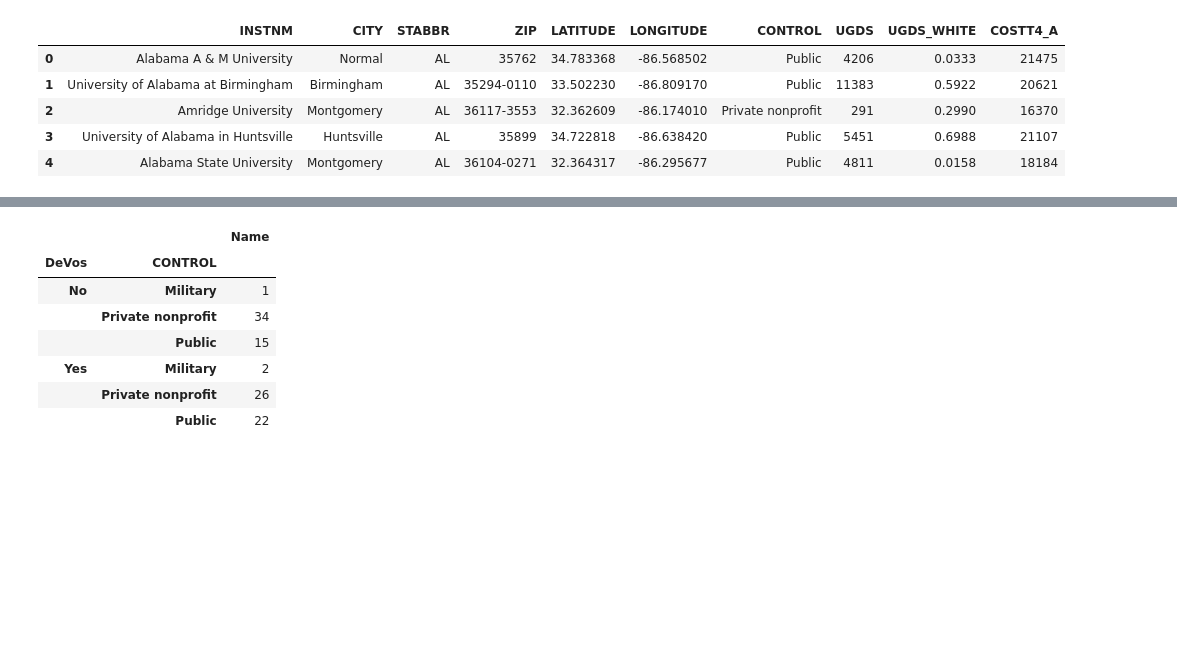
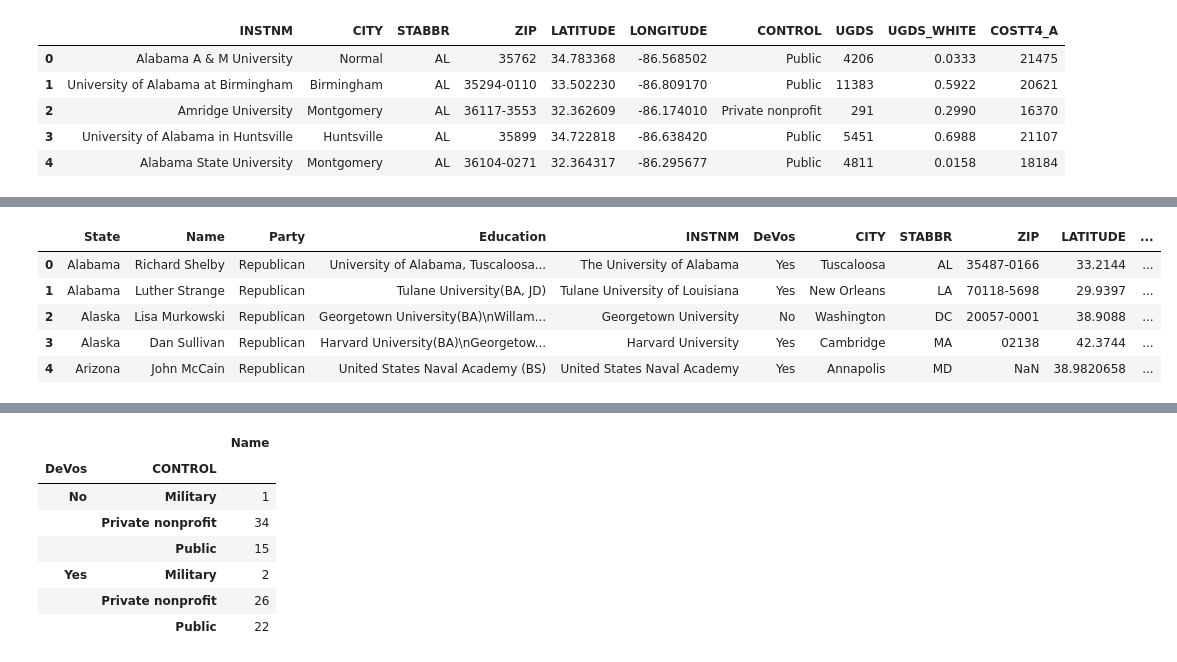
Before and after one commit to jmahabal/congress-public-school, a Jupyter notebook: Dataset Generator.ipynb, the cells around one changed output, grey strips where cells are left out. Cells and saved outputs as stored; diff of their text form; code cells hidden in the pictures; blank space fills up the shorter version.

```diff
--- a/Dataset Generator.ipynb
+++ b/Dataset Generator.ipynb
@@ -170,0 +198,26 @@ senator_univs.head()
+# %%
+def count_INSTNM(school):
+    schools = [school for school in school.split("\n")]
+    templist = []
+    for attended in schools:
+        attended = attended[attended.find("(")+1:attended.find(")")]
+#         print attended
+        if ";" in attended:
+            templist.extend(attended.split(";"))
+        elif "," in attended:
+            templist.extend(attended.split(","))
+        else:
+            templist.append(attended)
+    templist = filter(lambda a: a != "attended", templist)
+    return len(templist)
+
+
+senator_univs["countINSTNM"] = senator_univs["Education"].apply(lambda x: count_INSTNM(x))
+senator_univs.head()
+# %% [output]
+|  | State | Name | Party | Education | INSTNM | DeVos | CITY | STABBR | ZIP | LATITUDE | ... |
+| 0 | Alabama | Richard Shelby | Republican | University of Alabama, Tuscaloosa... | The University of Alabama | Yes | Tuscaloosa | AL | 35487-0166 | 33.2144 | ... |
+| 1 | Alabama | Luther Strange | Republican | Tulane University(BA, JD) | Tulane University of Louisiana | Yes | New Orleans | LA | 70118-5698 | 29.9397 | ... |
+| 2 | Alaska | Lisa Murkowski | Republican | Georgetown University(BA)\nWillam... | Georgetown University | No | Washington | DC | 20057-0001 | 38.9088 | ... |
+| 3 | Alaska | Dan Sullivan | Republican | Harvard University(BA)\nGeorgetow... | Harvard University | Yes | Cambridge | MA | 02138 | 42.3744 | ... |
+| 4 | Arizona | John McCain | Republican | United States Naval Academy (BS) | United States Naval Academy | Yes | Annapolis | MD | NaN | 38.9820658 | ... |
```
Also changed, not shown: parts of 5 cells of this notebook, 9 other files.
